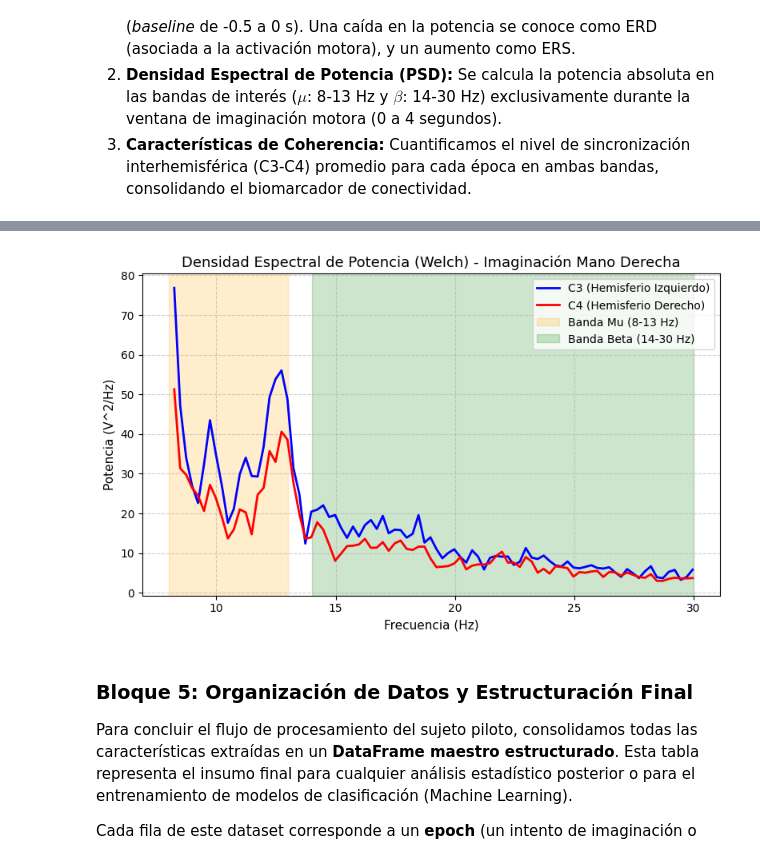
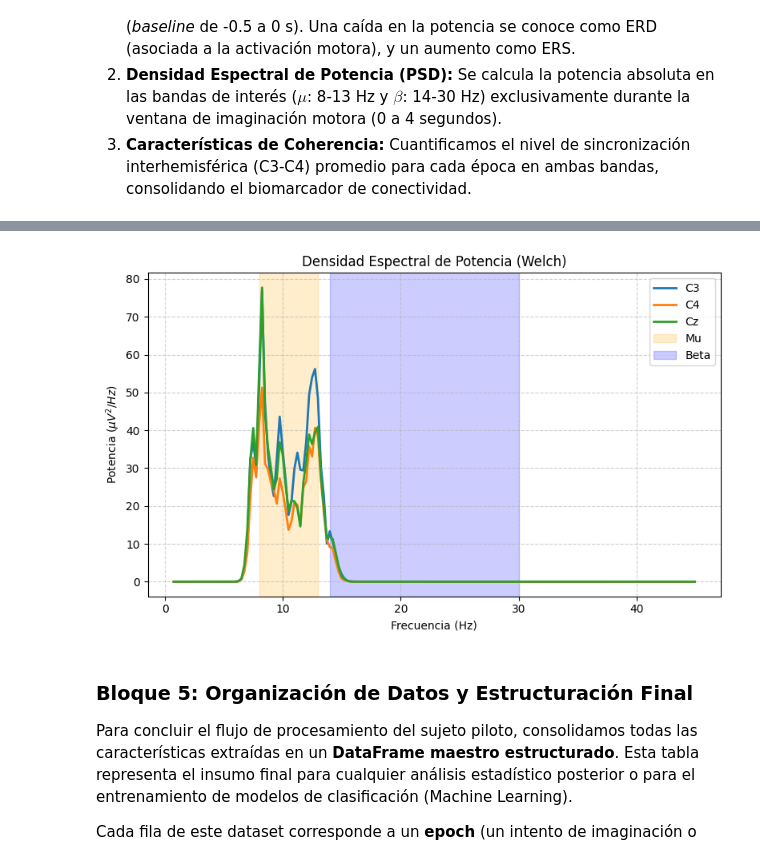
Before and after one commit to Estebanhincapie1/Proyecto_1_Biosenales, a Jupyter notebook: Codigo.ipynb, the cells around one changed output, grey strips where cells are left out. Cells and saved outputs as stored; diff of their text form; code cells hidden in the pictures.

```diff
--- a/Codigo.ipynb
+++ b/Codigo.ipynb
@@ -399,28 +526,29 @@ Applying baseline correction (mode: percent)
 # %%
-# Graficar la PSD por Welch de la tarea de Imaginación (Mano Derecha)
+# ============================= GRÁFICA PSD PROMEDIO =============================
+
 fig, ax = plt.subplots(figsize=(8, 5))
 
-# Promediamos la potencia de todos los intentos para que la curva sea más suave
+# Promedio sobre epochs
 psd_promedio = np.mean(datos_psd, axis=0)
 
-# Graficamos C3 y C4
-ax.plot(frecuencias_psd, psd_promedio[idx_c3], label='C3 (Hemisferio Izquierdo)', color='blue', lw=2)
-ax.plot(frecuencias_psd, psd_promedio[idx_c4], label='C4 (Hemisferio Derecho)', color='red', lw=2)
+ax.plot(frecuencias_psd, psd_promedio[idx_c3], label='C3', lw=2)
+ax.plot(frecuencias_psd, psd_promedio[idx_c4], label='C4', lw=2)
+ax.plot(frecuencias_psd, psd_promedio[idx_cz], label='Cz', lw=2)
 
-# Resaltamos las bandas Mu y Beta
-ax.axvspan(8, 13, color='orange', alpha=0.2, label='Banda Mu (8-13 Hz)')
-ax.axvspan(14, 30, color='green', alpha=0.2, label='Banda Beta (14-30 Hz)')
+# Sombras de bandas EEG
+ax.axvspan(8, 13, alpha=0.2, label='Mu', color = 'orange')
+ax.axvspan(14, 30, alpha=0.2, label='Beta', color = 'blue')
 
-ax.set_title("Densidad Espectral de Potencia (Welch) - Imaginación Mano Derecha", fontsize=13)
-ax.set_xlabel("Frecuencia (Hz)", fontsize=11)
-ax.set_ylabel("Potencia (V^2/Hz)", fontsize=11)
+ax.set_title("Densidad Espectral de Potencia (Welch)")
+ax.set_xlabel("Frecuencia (Hz)")
+ax.set_ylabel("Potencia ($\mu V^2/Hz$)")
 ax.legend()
 ax.grid(True, linestyle='--', alpha=0.6)
 
 plt.tight_layout()
 plt.show()
 # %% [output]
-[figure, old version]
+[figure, new version]
 # %% [markdown]
 ### Bloque 5: Organización de Datos y Estructuración Final
 
```
Also changed, not shown: parts of 14 cells of this notebook.
